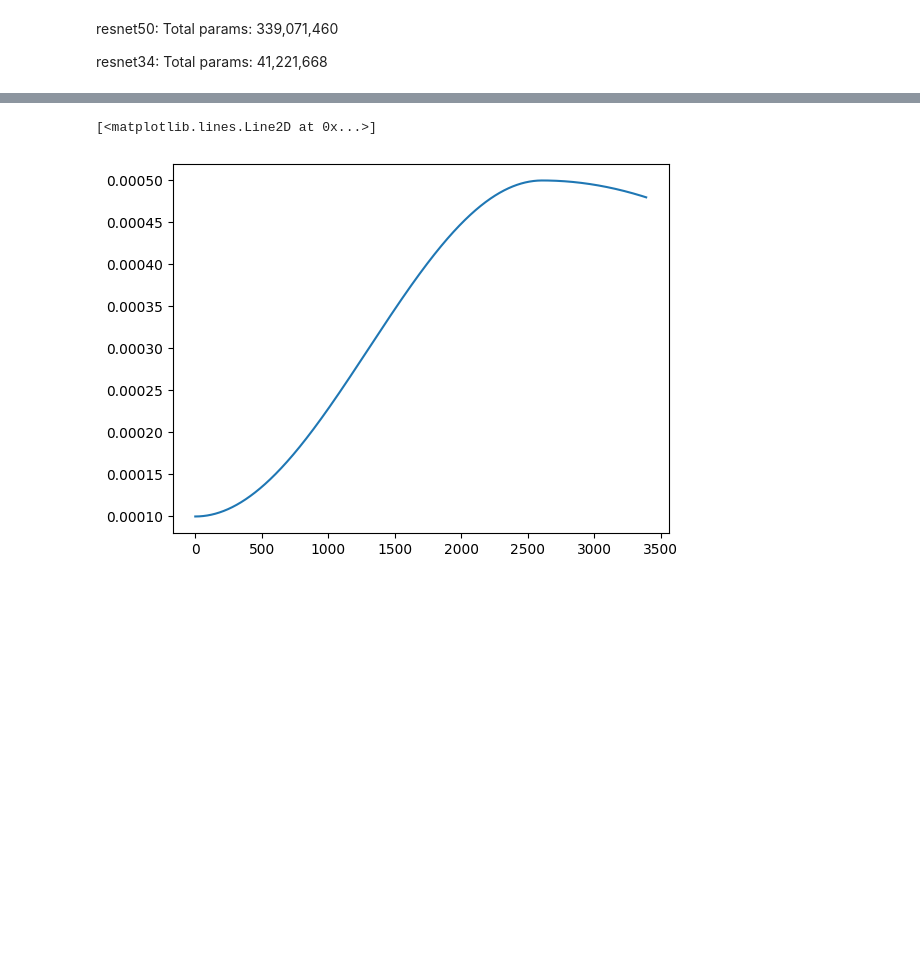
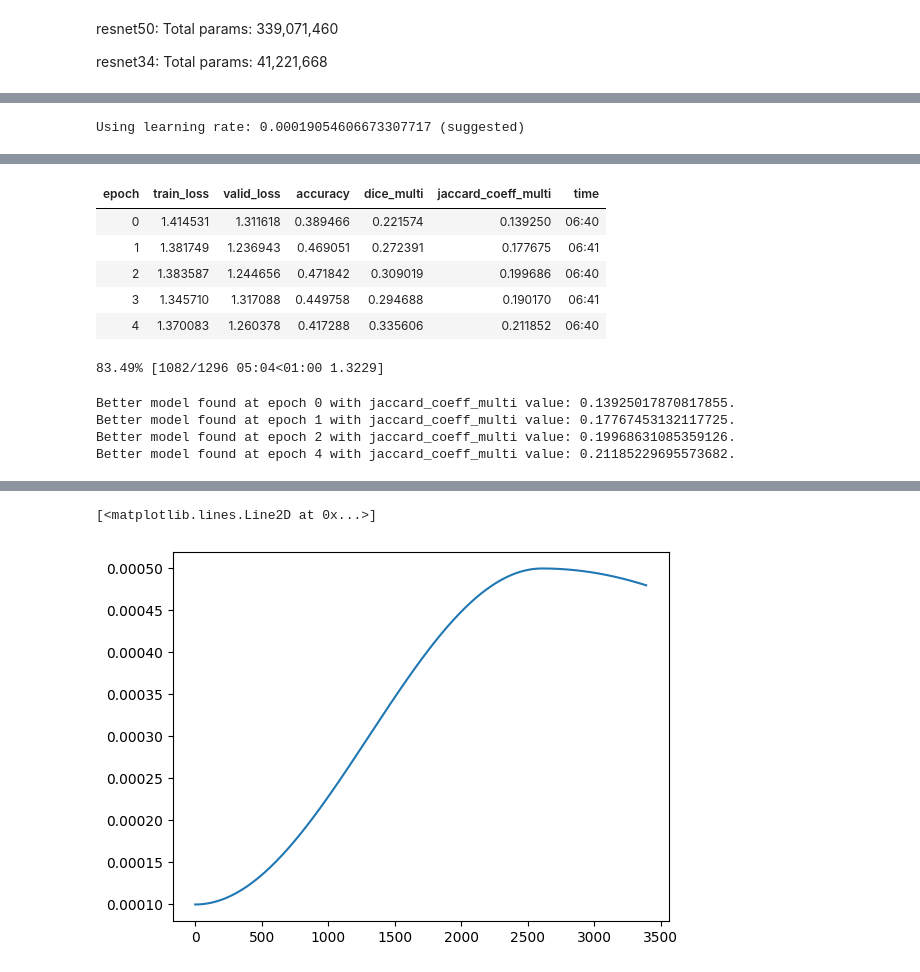
Before and after one commit to mzsuetam/computational-intelligence-proj, a Jupyter notebook: notebooks/segmentation.ipynb, the cells around one changed output, grey strips where cells are left out. Cells and saved outputs as stored; diff of their text form; code cells hidden in the pictures; blank space fills up the shorter version.

```diff
--- a/notebooks/segmentation.ipynb
+++ b/notebooks/segmentation.ipynb
@@ -443,0 +279,37 @@ save_full_history(full_history, "full_history.md")
+# %%
+lr = suggested_lr.valley if suggested_lr is not None else 2.5e-3
+print(f"Using learning rate: {lr} {'(hardcoded)' if suggested_lr is None else '(suggested)'}")
+# %% [output]
+Using learning rate: 0.00019054606673307717 (suggested)
+# %%
+from fastai.callback.tracker import SaveModelCallback
+from fastai.callback.tracker import EarlyStoppingCallback
+
+SaveCB = lambda fname: SaveModelCallback(
+    monitor='jaccard_coeff_multi',
+    fname=fname,
+    comp=np.greater,
+    with_opt=False
+)
+
+LogCB = lambda fname: CSVLogger(
+    fname=LOGS_DIR/fname
+)
+
+ValidLossEarlyStoppingCB = lambda patience: EarlyStoppingCallback(
+    monitor='valid_loss',
+    min_delta=0.001,
+    patience=patience
+)
+# %%
+learn.fit_one_cycle(
+    100,
+    lr,
+    cbs=[
+        SaveCB('best_segmentation'),
+        LogCB('segmentation_log.csv'),
+        ValidLossEarlyStoppingCB(10),
+        gradient_accum,
+    ]
+)
+# %% [output]
@@ -444,3 +317,14 @@ save_full_history(full_history, "full_history.md")
+| epoch | train_loss | valid_loss | accuracy | dice_multi | jaccard_coeff_multi | time |
+| 0 | 1.414531 | 1.311618 | 0.389466 | 0.221574 | 0.139250 | 06:40 |
+| 1 | 1.381749 | 1.236943 | 0.469051 | 0.272391 | 0.177675 | 06:41 |
+| 2 | 1.383587 | 1.244656 | 0.471842 | 0.309019 | 0.199686 | 06:40 |
+| 3 | 1.345710 | 1.317088 | 0.449758 | 0.294688 | 0.190170 | 06:41 |
+| 4 | 1.370083 | 1.260378 | 0.417288 | 0.335606 | 0.211852 | 06:40 |
+83.49% [1082/1296 05:04<01:00 1.3229]
+Better model found at epoch 0 with jaccard_coeff_multi value: 0.13925017870817855.
+Better model found at epoch 1 with jaccard_coeff_multi value: 0.17767453132117725.
+Better model found at epoch 2 with jaccard_coeff_multi value: 0.19968631085359126.
+Better model found at epoch 4 with jaccard_coeff_multi value: 0.21185229695573682.
 # %%
 learn.show_results(max_n=4, cmap=ssd_cmap)
 # %% [output]
```
Also changed, not shown: parts of 37 cells of this notebook, 36 other files.
